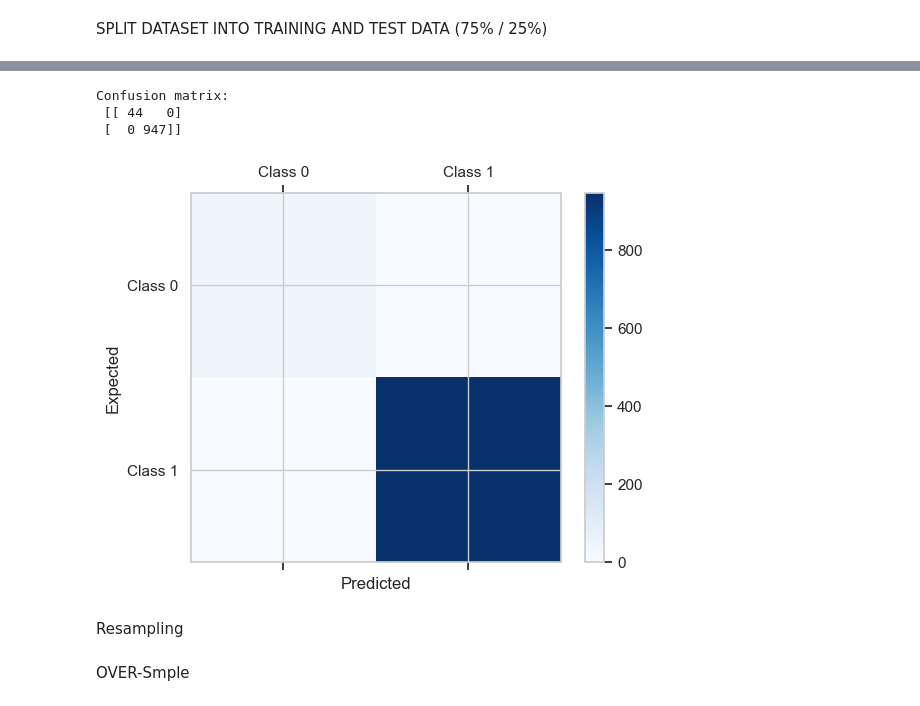
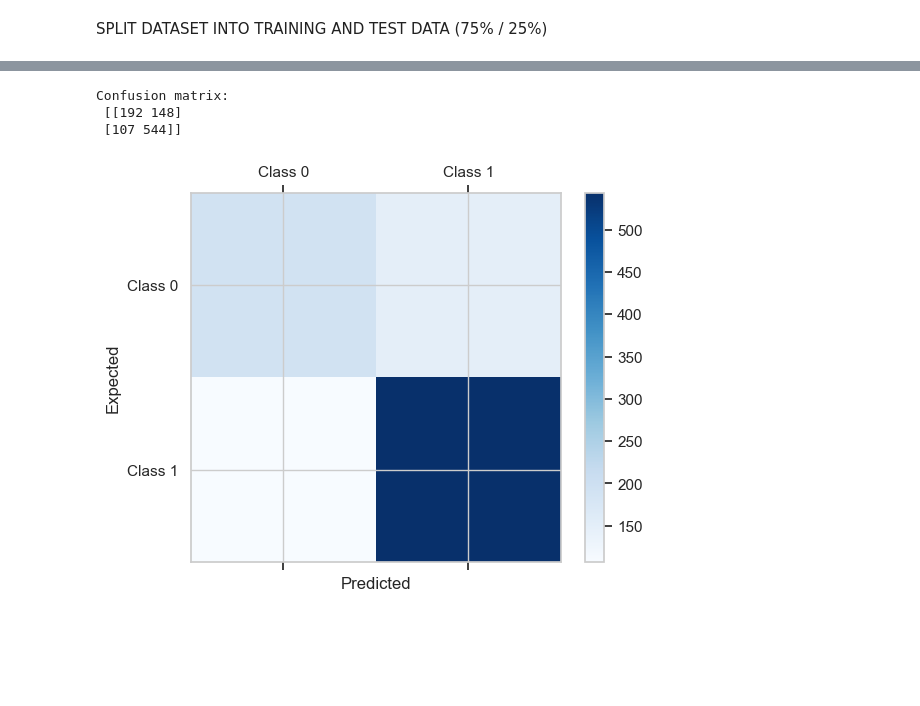
Before and after one commit to The-DigitalAcademy/Machine_learning, a Jupyter notebook: whitewine.ipynb, the cells around one changed output, grey strips where cells are left out. Cells and saved outputs as stored; diff of their text form; code cells hidden in the pictures; blank space fills up the shorter version.

```diff
--- a/whitewine.ipynb
+++ b/whitewine.ipynb
@@ -155,4 +181,0 @@ sns.pairplot(my_wine)
-# %%
-my_wine['wine quality'] = my_wine['quality'].apply(lambda x: 'Bad' if x<5 else 'Good' )
-print(my_wine[['quality','wine quality']].value_counts().sort_index())
-my_wine.head()
@@ -223,8 +241,15 @@ Random over-sampling
+# %%
+# Class count
+count_class_0, count_class_1 = my_wine['wine quality'].value_counts()
+
+# Divide by class
+df_class_0 = my_wine[my_wine['wine quality'] == 'Good']
+df_class_1 = my_wine[my_wine['wine quality'] == 'Bad']
 # %%
 df_class_1_over = df_class_1.sample(count_class_0, replace=True)
-white_wine = pd.concat([df_class_0, df_class_1_over], axis=0)
+my_wine = pd.concat([df_class_0, df_class_1_over], axis=0)
 
 print('Random over-sampling:')
-print(white_wine['wine quality'].value_counts())
+print(my_wine['wine quality'].value_counts())
 
-white_wine['wine quality'].value_counts().plot(kind='bar', title='Count (wine quality)');
+my_wine['wine quality'].value_counts().plot(kind='bar', title='Count (wine quality)');
@@ -253,5 +261,5 @@ from sklearn.preprocessing import StandardScaler,LabelEncoder
 encoder = LabelEncoder()
 my_wine['wine quality'] = encoder.fit_transform(my_wine['wine quality'])
 
-X = my_wine.drop(['wine quality'],axis=1)
+X = my_wine.drop(columns=['wine quality','pH','density','quality'])
 y = my_wine['wine quality']
@@ -337,24 +342,20 @@ weighted avg       1.00      1.00      1.00        87
 # %%
 from sklearn.metrics import confusion_matrix
 # %%
-conf_mat = confusion_matrix(y_true=y_test, y_pred=y_pred)
+conf_mat = confusion_matrix(y_true=y_test, y_pred=y_pred_test)
 print('Confusion matrix:\n', conf_mat)
 labels = ['Class 0', 'Class 1']
 fig = plt.figure()
 ax = fig.add_subplot(111)
 cax = ax.matshow(conf_mat, cmap=plt.cm.Blues)
 fig.colorbar(cax)
 ax.set_xticklabels([''] + labels)
 ax.set_yticklabels([''] + labels)
 plt.xlabel('Predicted')
 plt.ylabel('Expected')
 plt.show()
 # %% [output]
 Confusion matrix:
- [[ 44   0]
- [  0 947]]
+ [[192 148]
+ [107 544]]
-[figure, old version]
+[figure, new version]
-# %% [markdown]
-Resampling
-# %% [markdown]
-OVER-Smple
```
Also changed, not shown: parts of 67 cells of this notebook.
